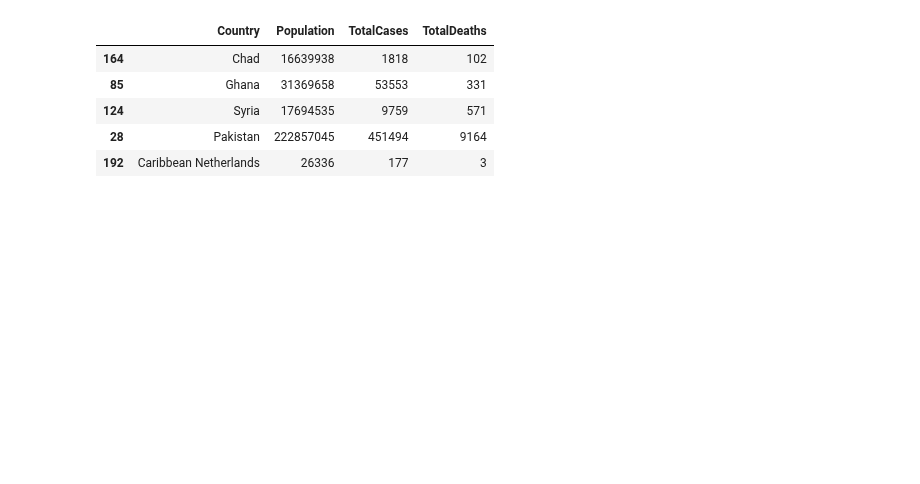
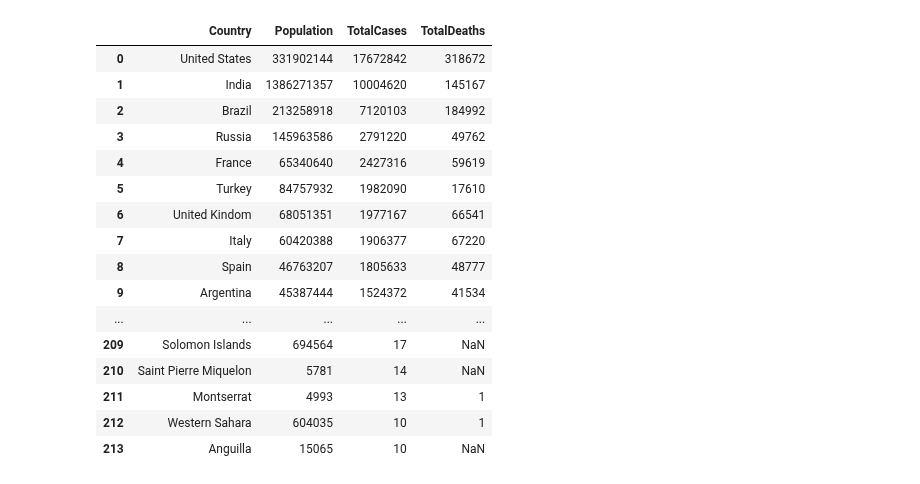
Before and after one commit to epfl-ada/ada-2020-project-milestone-p3-p3_spada, a Jupyter notebook: Data/covid19_scrapping.ipynb, the cells around one changed output. Drawn from its saved outputs; the diff is of its cells as text; code cells hidden in the pictures; blank space fills up the shorter version.

```diff
--- a/Data/covid19_scrapping.ipynb
+++ b/Data/covid19_scrapping.ipynb
@@ -114,27 +63,53 @@ df.tail()
 # %%
 # fix data
+pd.set_option('display.max_rows', 500)
+
+
 for col in df.columns[2:]:
     # replace comma with empty string
     df[col] = df[col].str.replace('[,+ ]', '', regex=True)
     # replace 'N/A' with empty string
     df[col] = df[col].str.replace('N/A', '', regex=False)
 
 # replace empty strings with np.nan
 df = df.replace('', np.nan)
 
 # rename here what ever we want
 df = df.rename(columns = {
     "Country/Region":"Country"
 })
 df = df[['Country','Population','TotalCases','TotalDeaths']]
-df.sample(5)
+
+
+df["Country"].loc[df["Country"]=="USA"]="United States"
+df["Country"].loc[df["Country"]=="UK"]="United Kingdom"
+df["Country"].loc[df["Country"]=="Taiwan"]="Taiwan Province of China"
+df["Country"].loc[df["Country"]=="Congo"]="Congo (Kinshasa)"
+df["Country"].loc[df["Country"]=="Czechia"]="Czech Repiublic"
+df["Country"].loc[df["Country"]=="S. Korea"]="South Korea"
+df["Country"].loc[df["Country"]=="Palestine"]="Palestinian Territories"
+
+
+
+df
 # %% [output]
 |  | Country | Population | TotalCases | TotalDeaths |
-| 164 | Chad | 16639938 | 1818 | 102 |
-| 85 | Ghana | 31369658 | 53553 | 331 |
-| 124 | Syria | 17694535 | 9759 | 571 |
-| 28 | Pakistan | 222857045 | 451494 | 9164 |
-| 192 | Caribbean Netherlands | 26336 | 177 | 3 |
+| 0 | United States | 331902144 | 17672842 | 318672 |
+| 1 | India | 1386271357 | 10004620 | 145167 |
+| 2 | Brazil | 213258918 | 7120103 | 184992 |
+| 3 | Russia | 145963586 | 2791220 | 49762 |
+| 4 | France | 65340640 | 2427316 | 59619 |
+| 5 | Turkey | 84757932 | 1982090 | 17610 |
+| 6 | United Kindom | 68051351 | 1977167 | 66541 |
+| 7 | Italy | 60420388 | 1906377 | 67220 |
+| 8 | Spain | 46763207 | 1805633 | 48777 |
+| 9 | Argentina | 45387444 | 1524372 | 41534 |
+| ... | ... | ... | ... | ... |
+| 209 | Solomon Islands | 694564 | 17 | NaN |
+| 210 | Saint Pierre Miquelon | 5781 | 14 | NaN |
+| 211 | Montserrat | 4993 | 13 | 1 |
+| 212 | Western Sahara | 604035 | 10 | 1 |
+| 213 | Anguilla | 15065 | 10 | NaN |
 # %%
 # save as .csv file
 df.to_csv('covid19_data.csv', index=False)
```
Also changed, not shown: parts of 3 cells of this notebook, 2 other files.
